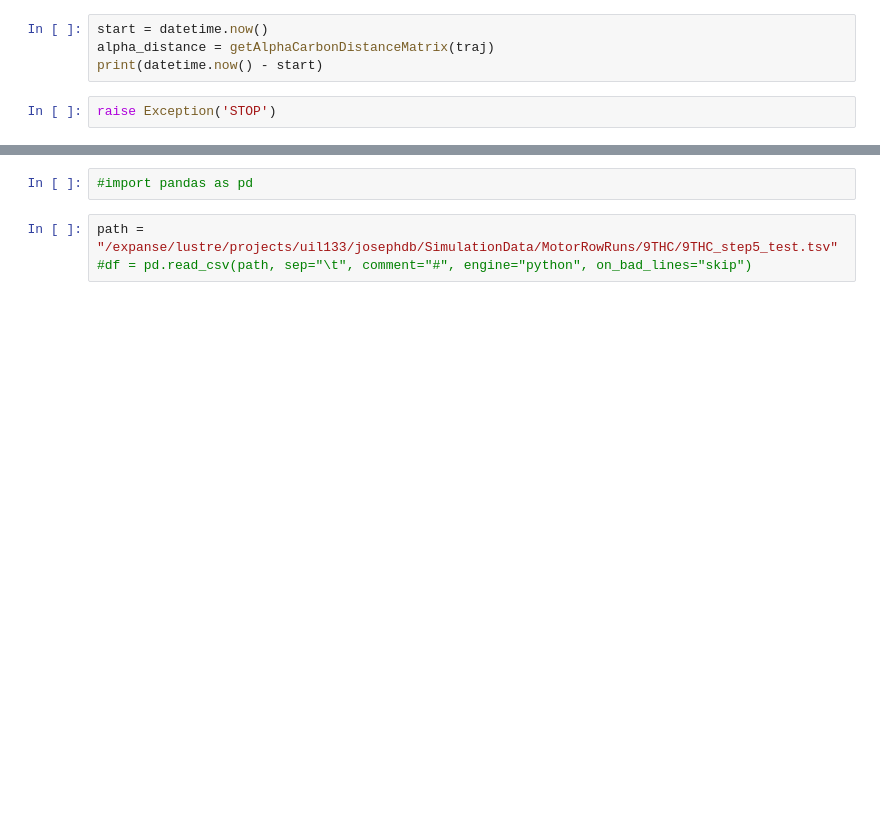
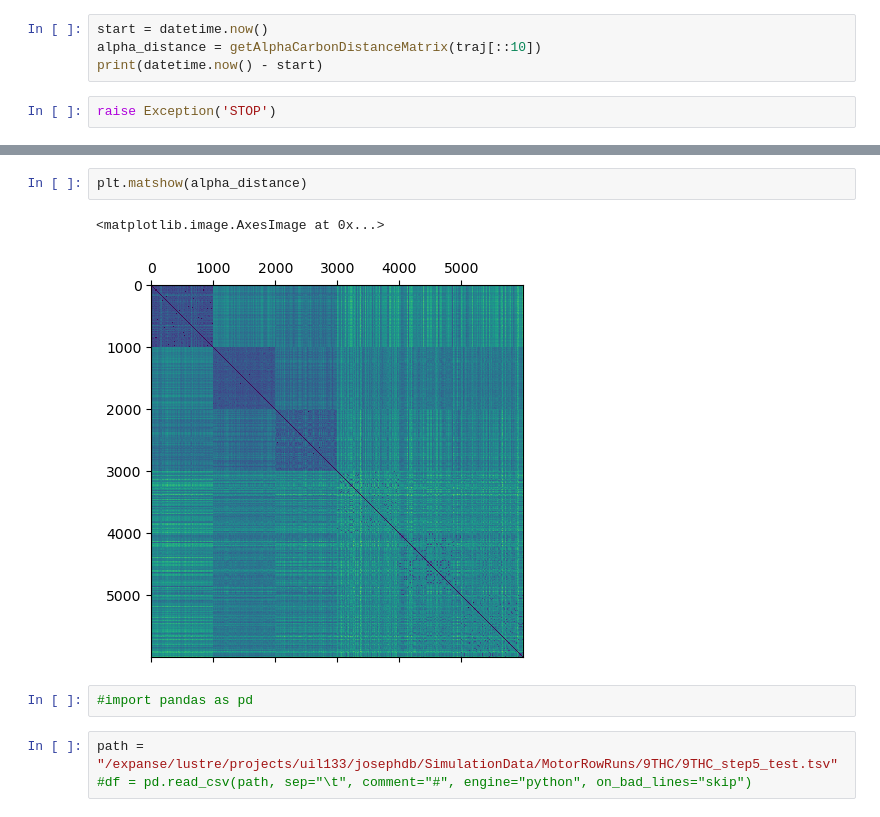
Before and after one commit to josephdepaoloboisvert/ChiMPSS, a Jupyter notebook: NewDistanceMatrix.ipynb, the cells around one changed output, grey strips where cells are left out. Drawn from its saved outputs; the diff is of its cells as text; blank space fills up the shorter version.

```diff
--- a/NewDistanceMatrix.ipynb
+++ b/NewDistanceMatrix.ipynb
@@ -76,6 +109,6 @@ print(datetime.now() - start)
 # %%
 start = datetime.now()
-alpha_distance = getAlphaCarbonDistanceMatrix(traj)
+alpha_distance = getAlphaCarbonDistanceMatrix(traj[::10])
 print(datetime.now() - start)
 # %%
 raise Exception('STOP')
@@ -82,3 +122,8 @@ raise Exception('STOP')
+# %%
+plt.matshow(alpha_distance)
+# %% [output]
+<matplotlib.image.AxesImage at 0x...>
+[figure, added]
 # %%
 #import pandas as pd
 # %%
```
Also changed, not shown: parts of 6 cells of this notebook, 25 other files.
